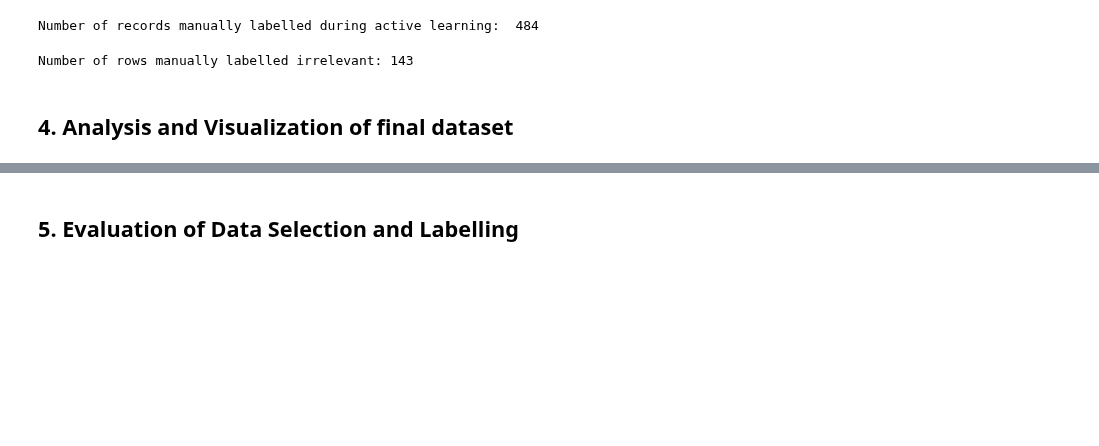
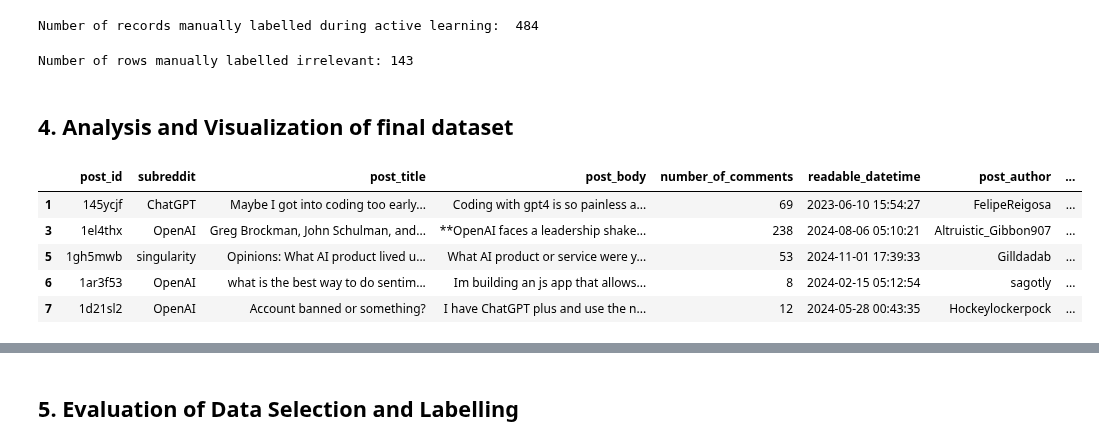
Before and after one commit to ajm2004/OpenAI-Sentiment-Analysis, a Jupyter notebook: Notebooks/labelling_active_learning.ipynb, the cells around one changed output, grey strips where cells are left out. Cells and saved outputs as stored; diff of their text form; code cells hidden in the pictures; blank space fills up the shorter version.

```diff
--- a/Notebooks/labelling_active_learning.ipynb
+++ b/Notebooks/labelling_active_learning.ipynb
@@ -443,3 +443,13 @@ Number of rows manually labelled irrelevant: 143
 final_df.to_csv('../Data/labelled_data.csv', index=False)
 # %% [markdown]
 ## 4. Analysis and Visualization of final dataset
+# %%
+# See top few rows of the final labelled dataset
+final_df.head()
+# %% [output]
+|  | post_id | subreddit | post_title | post_body | number_of_comments | readable_datetime | post_author | ... |
+| 1 | 145ycjf | ChatGPT | Maybe I got into coding too early... | Coding with gpt4 is so painless a... | 69 | 2023-06-10 15:54:27 | FelipeReigosa | ... |
+| 3 | 1el4thx | OpenAI | Greg Brockman, John Schulman, and... | **OpenAI faces a leadership shake... | 238 | 2024-08-06 05:10:21 | Altruistic_Gibbon907 | ... |
+| 5 | 1gh5mwb | singularity | Opinions: What AI product lived u... | What AI product or service were y... | 53 | 2024-11-01 17:39:33 | Gilldadab | ... |
+| 6 | 1ar3f53 | OpenAI | what is the best way to do sentim... | Im building an js app that allows... | 8 | 2024-02-15 05:12:54 | sagotly | ... |
+| 7 | 1d21sl2 | OpenAI | Account banned or something? | I have ChatGPT plus and use the n... | 12 | 2024-05-28 00:43:35 | Hockeylockerpock | ... |
```
Also changed, not shown: parts of 7 cells of this notebook.
